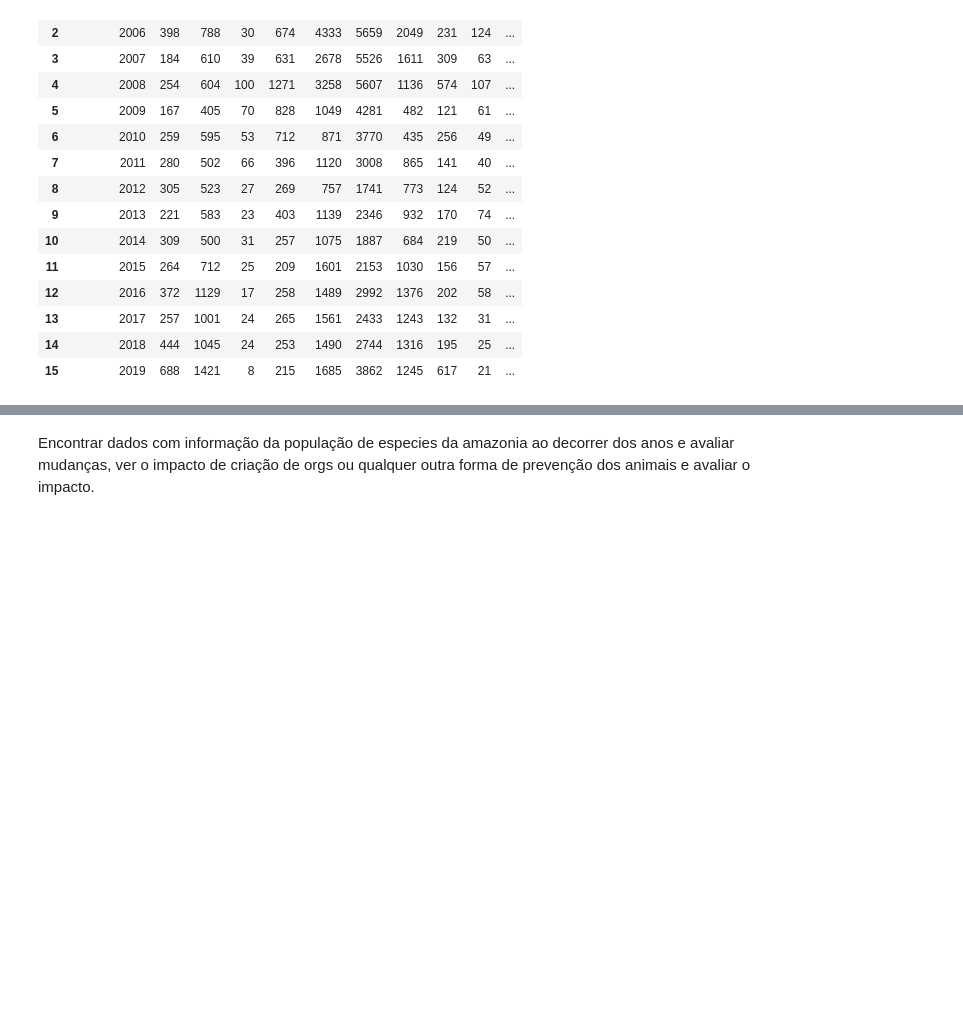
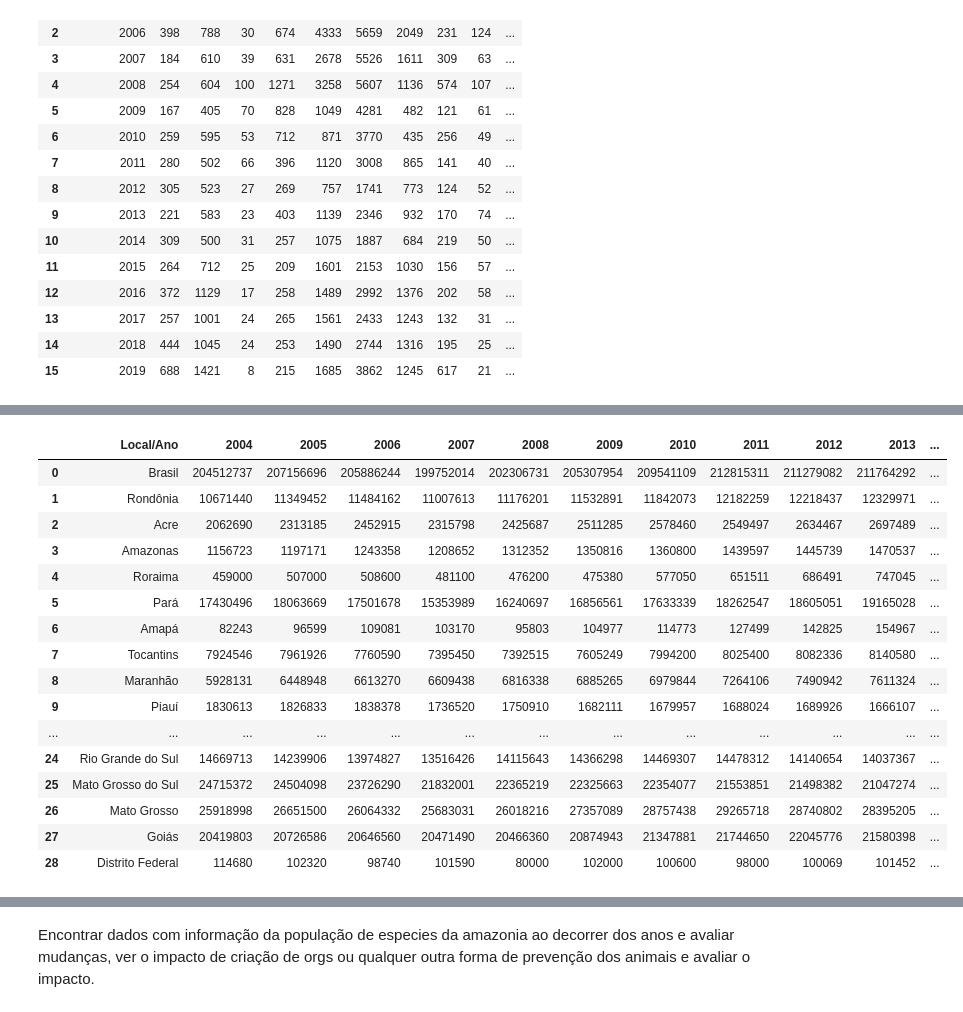
Before and after one commit to MatheusRobles/Projeto_Pandas, a Jupyter notebook: Analise_Exploratoria_Amazonia.ipynb, the cells around one changed output, grey strips where cells are left out. Cells and saved outputs as stored; diff of their text form; code cells hidden in the pictures; blank space fills up the shorter version.

```diff
--- a/Analise_Exploratoria_Amazonia.ipynb
+++ b/Analise_Exploratoria_Amazonia.ipynb
@@ -126,0 +136,21 @@ plt.show()
+# %%
+df_pecuaria = pd.read_csv("/content/Projeto_Pandas/Tabela_IBGE_SIDRA_PECUARIA_efetivo_dos_rebanhos_bovinhos.csv")
+df_pecuaria
+# %% [output]
+|  | Local/Ano | 2004 | 2005 | 2006 | 2007 | 2008 | 2009 | 2010 | 2011 | 2012 | 2013 | ... |
+| 0 | Brasil | 204512737 | 207156696 | 205886244 | 199752014 | 202306731 | 205307954 | 209541109 | 212815311 | 211279082 | 211764292 | ... |
+| 1 | Rondônia | 10671440 | 11349452 | 11484162 | 11007613 | 11176201 | 11532891 | 11842073 | 12182259 | 12218437 | 12329971 | ... |
+| 2 | Acre | 2062690 | 2313185 | 2452915 | 2315798 | 2425687 | 2511285 | 2578460 | 2549497 | 2634467 | 2697489 | ... |
+| 3 | Amazonas | 1156723 | 1197171 | 1243358 | 1208652 | 1312352 | 1350816 | 1360800 | 1439597 | 1445739 | 1470537 | ... |
+| 4 | Roraima | 459000 | 507000 | 508600 | 481100 | 476200 | 475380 | 577050 | 651511 | 686491 | 747045 | ... |
+| 5 | Pará | 17430496 | 18063669 | 17501678 | 15353989 | 16240697 | 16856561 | 17633339 | 18262547 | 18605051 | 19165028 | ... |
+| 6 | Amapá | 82243 | 96599 | 109081 | 103170 | 95803 | 104977 | 114773 | 127499 | 142825 | 154967 | ... |
+| 7 | Tocantins | 7924546 | 7961926 | 7760590 | 7395450 | 7392515 | 7605249 | 7994200 | 8025400 | 8082336 | 8140580 | ... |
+| 8 | Maranhão | 5928131 | 6448948 | 6613270 | 6609438 | 6816338 | 6885265 | 6979844 | 7264106 | 7490942 | 7611324 | ... |
+| 9 | Piauí | 1830613 | 1826833 | 1838378 | 1736520 | 1750910 | 1682111 | 1679957 | 1688024 | 1689926 | 1666107 | ... |
+| ... | ... | ... | ... | ... | ... | ... | ... | ... | ... | ... | ... | ... |
+| 24 | Rio Grande do Sul | 14669713 | 14239906 | 13974827 | 13516426 | 14115643 | 14366298 | 14469307 | 14478312 | 14140654 | 14037367 | ... |
+| 25 | Mato Grosso do Sul | 24715372 | 24504098 | 23726290 | 21832001 | 22365219 | 22325663 | 22354077 | 21553851 | 21498382 | 21047274 | ... |
+| 26 | Mato Grosso | 25918998 | 26651500 | 26064332 | 25683031 | 26018216 | 27357089 | 28757438 | 29265718 | 28740802 | 28395205 | ... |
+| 27 | Goiás | 20419803 | 20726586 | 20646560 | 20471490 | 20466360 | 20874943 | 21347881 | 21744650 | 22045776 | 21580398 | ... |
+| 28 | Distrito Federal | 114680 | 102320 | 98740 | 101590 | 80000 | 102000 | 100600 | 98000 | 100069 | 101452 | ... |
```
Also changed, not shown: parts of 18 cells of this notebook.
